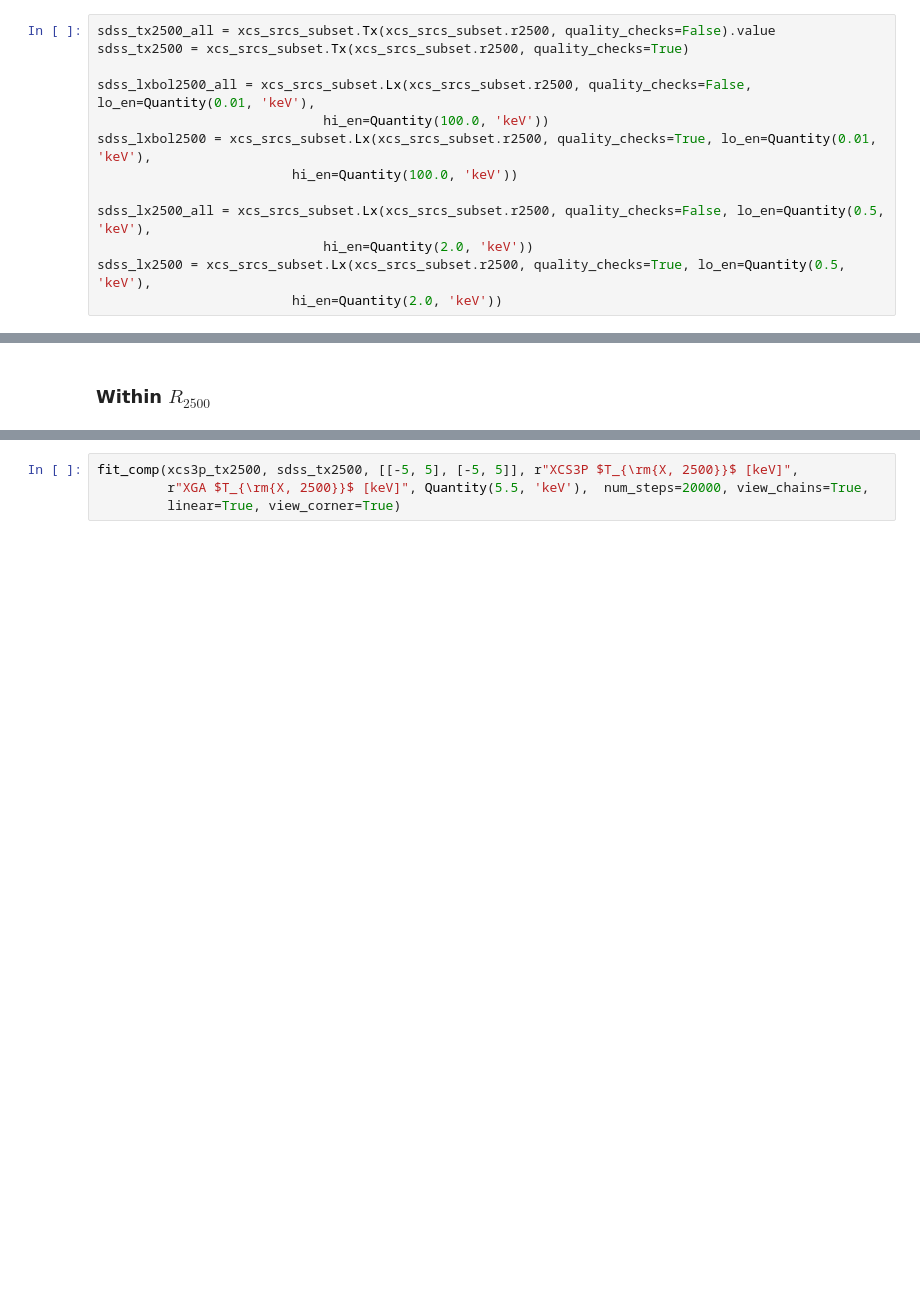
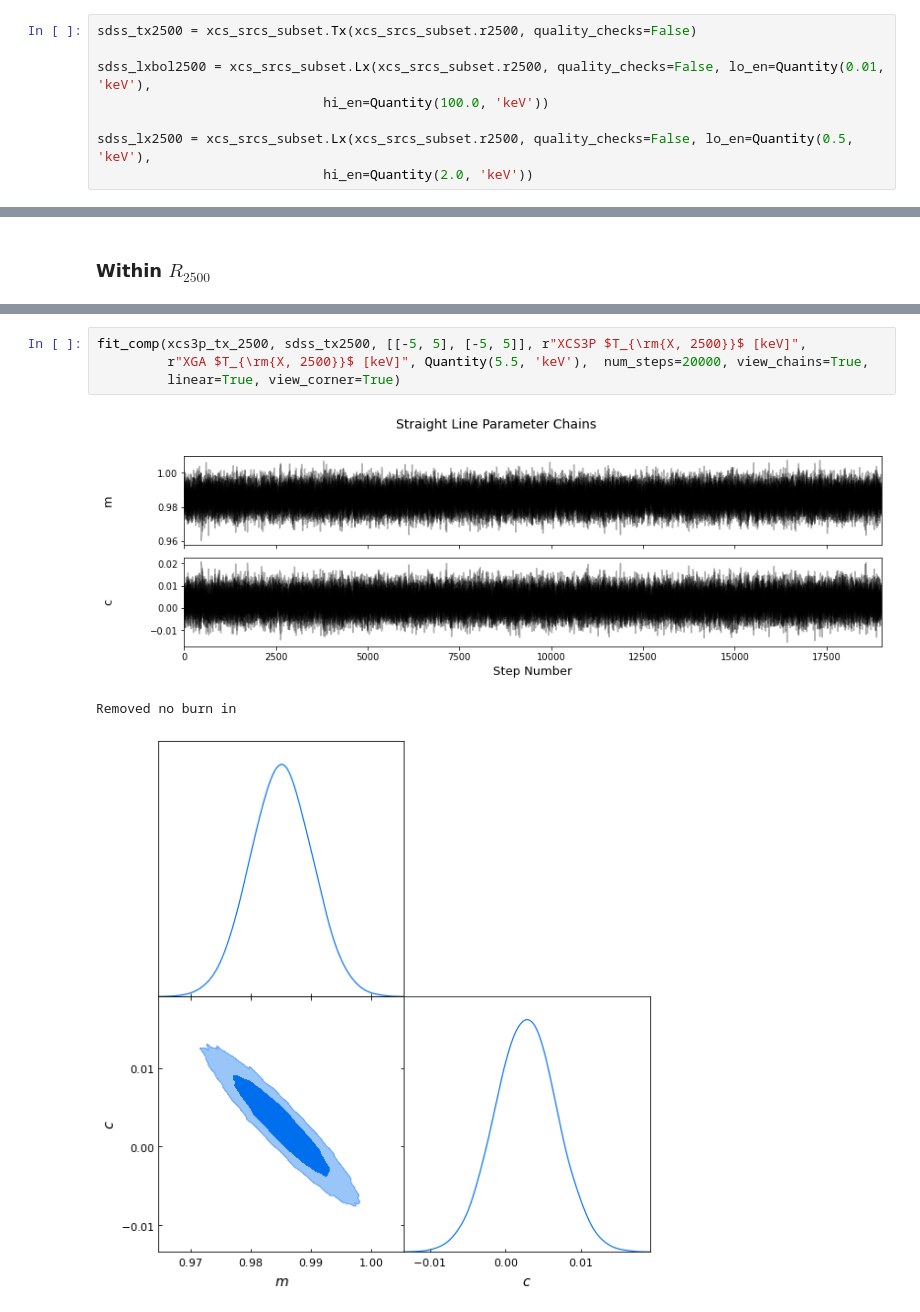
Before and after one commit to DavidT3/XCS-Mass-Paper-I-Analysis, a Jupyter notebook: notebooks/temp_lum_comparisons/sdss_comparisons.ipynb, the cells around one changed output, grey strips where cells are left out. Drawn from its saved outputs; the diff is of its cells as text; blank space fills up the shorter version.

```diff
--- a/notebooks/temp_lum_comparisons/sdss_comparisons.ipynb
+++ b/notebooks/temp_lum_comparisons/sdss_comparisons.ipynb
@@ -172,15 +162,10 @@ xcs3p_lxbol = Quantity(xcs3p_lxbol)
 # %% [markdown]
 ### Within $R_{2500}$
 # %%
-sdss_tx2500_all = xcs_srcs_subset.Tx(xcs_srcs_subset.r2500, quality_checks=False).value
-sdss_tx2500 = xcs_srcs_subset.Tx(xcs_srcs_subset.r2500, quality_checks=True)
+sdss_tx2500 = xcs_srcs_subset.Tx(xcs_srcs_subset.r2500, quality_checks=False)
 
-sdss_lxbol2500_all = xcs_srcs_subset.Lx(xcs_srcs_subset.r2500, quality_checks=False, lo_en=Quantity(0.01, 'keV'),
+sdss_lxbol2500 = xcs_srcs_subset.Lx(xcs_srcs_subset.r2500, quality_checks=False, lo_en=Quantity(0.01, 'keV'),
                              hi_en=Quantity(100.0, 'keV'))
-sdss_lxbol2500 = xcs_srcs_subset.Lx(xcs_srcs_subset.r2500, quality_checks=True, lo_en=Quantity(0.01, 'keV'),
-                         hi_en=Quantity(100.0, 'keV'))
 
-sdss_lx2500_all = xcs_srcs_subset.Lx(xcs_srcs_subset.r2500, quality_checks=False, lo_en=Quantity(0.5, 'keV'),
+sdss_lx2500 = xcs_srcs_subset.Lx(xcs_srcs_subset.r2500, quality_checks=False, lo_en=Quantity(0.5, 'keV'),
                              hi_en=Quantity(2.0, 'keV'))
-sdss_lx2500 = xcs_srcs_subset.Lx(xcs_srcs_subset.r2500, quality_checks=True, lo_en=Quantity(0.5, 'keV'),
-                         hi_en=Quantity(2.0, 'keV'))
@@ -434,4 +275,8 @@ direct_comparison_plot([xcs3p_tx2500, xcs3p_lx522500, xcs3p_lxbol2500], [sdss_tx
 # %%
-fit_comp(xcs3p_tx2500, sdss_tx2500, [[-5, 5], [-5, 5]], r"XCS3P $T_{\rm{X, 2500}}$ [keV]",
+fit_comp(xcs3p_tx_2500, sdss_tx2500, [[-5, 5], [-5, 5]], r"XCS3P $T_{\rm{X, 2500}}$ [keV]",
          r"XGA $T_{\rm{X, 2500}}$ [keV]", Quantity(5.5, 'keV'),  num_steps=20000, view_chains=True,
          linear=True, view_corner=True)
+# %% [output]
+[figure, added]
+Removed no burn in
+[figure, added]
```
Also changed, not shown: parts of 35 cells of this notebook.
